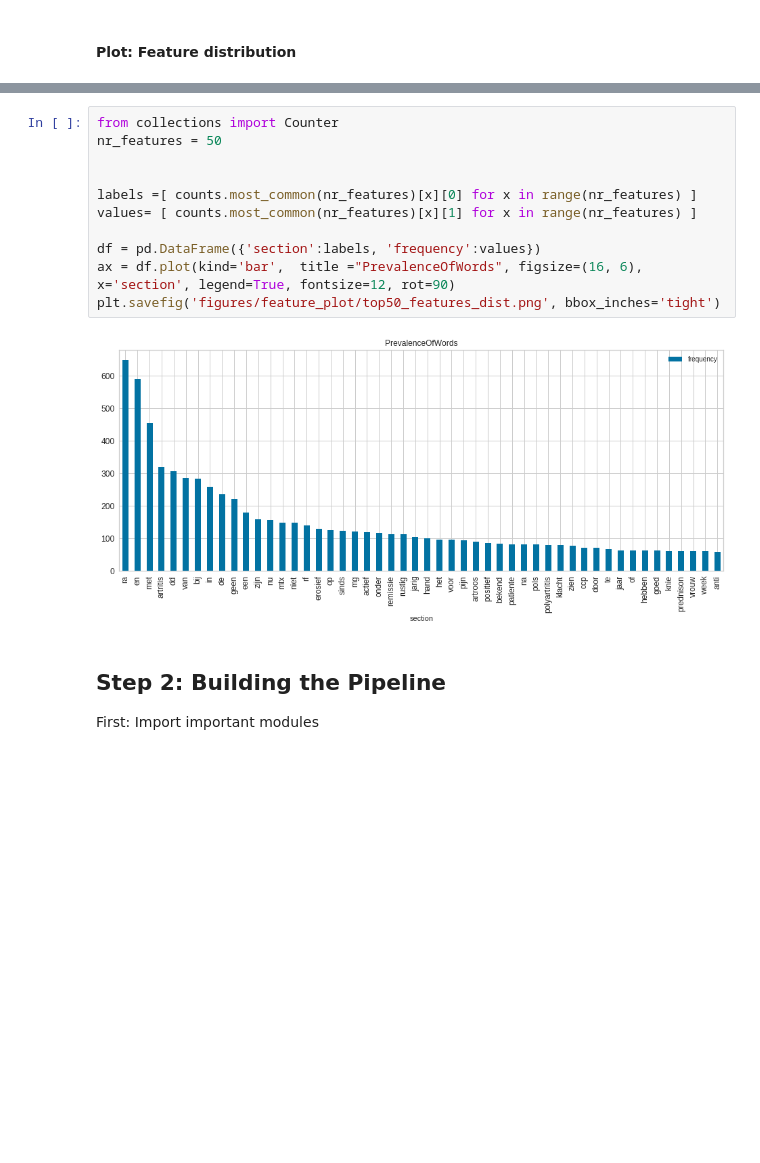
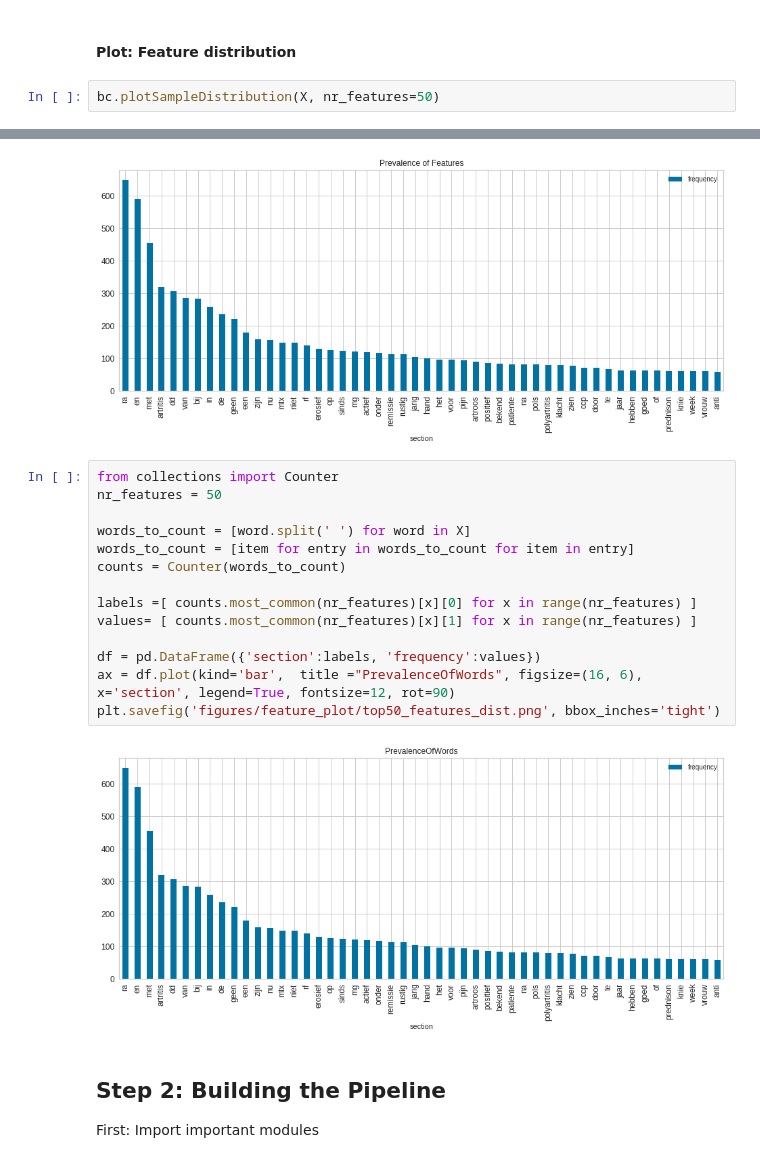
Before and after one commit to levrex/DiagnosisExtraction_ML, a Jupyter notebook: Notebook_Diagnosis_Extraction.ipynb, the cells around one changed output, grey strips where cells are left out. Saved outputs shown, nothing was run; the diff lists cells and outputs as text; blank space fills up the shorter version.

```diff
--- a/Notebook_Diagnosis_Extraction.ipynb
+++ b/Notebook_Diagnosis_Extraction.ipynb
@@ -127,2 +105,5 @@ visualizer.poof()
 # %% [markdown]
 #### Plot: Feature distribution
+# %%
+bc.plotSampleDistribution(X, nr_features=50)
+# %% [output]
@@ -129,7 +111,11 @@ visualizer.poof()
+[figure, added]
 # %%
 from collections import Counter
 nr_features = 50
 
+words_to_count = [word.split(' ') for word in X]
+words_to_count = [item for entry in words_to_count for item in entry]
+counts = Counter(words_to_count)
 
 labels =[ counts.most_common(nr_features)[x][0] for x in range(nr_features) ]
 values= [ counts.most_common(nr_features)[x][1] for x in range(nr_features) ]
@@ -138,7 +124,7 @@ df = pd.DataFrame({'section':labels, 'frequency':values})
 ax = df.plot(kind='bar',  title ="PrevalenceOfWords", figsize=(16, 6), x='section', legend=True, fontsize=12, rot=90)
 plt.savefig('figures/feature_plot/top50_features_dist.png', bbox_inches='tight')
 # %% [output]
-[figure, old version]
+[figure, new version]
 # %% [markdown]
 ## Step 2: Building the Pipeline
 
```
Also changed, not shown: parts of 31 cells of this notebook, 10 other files.
